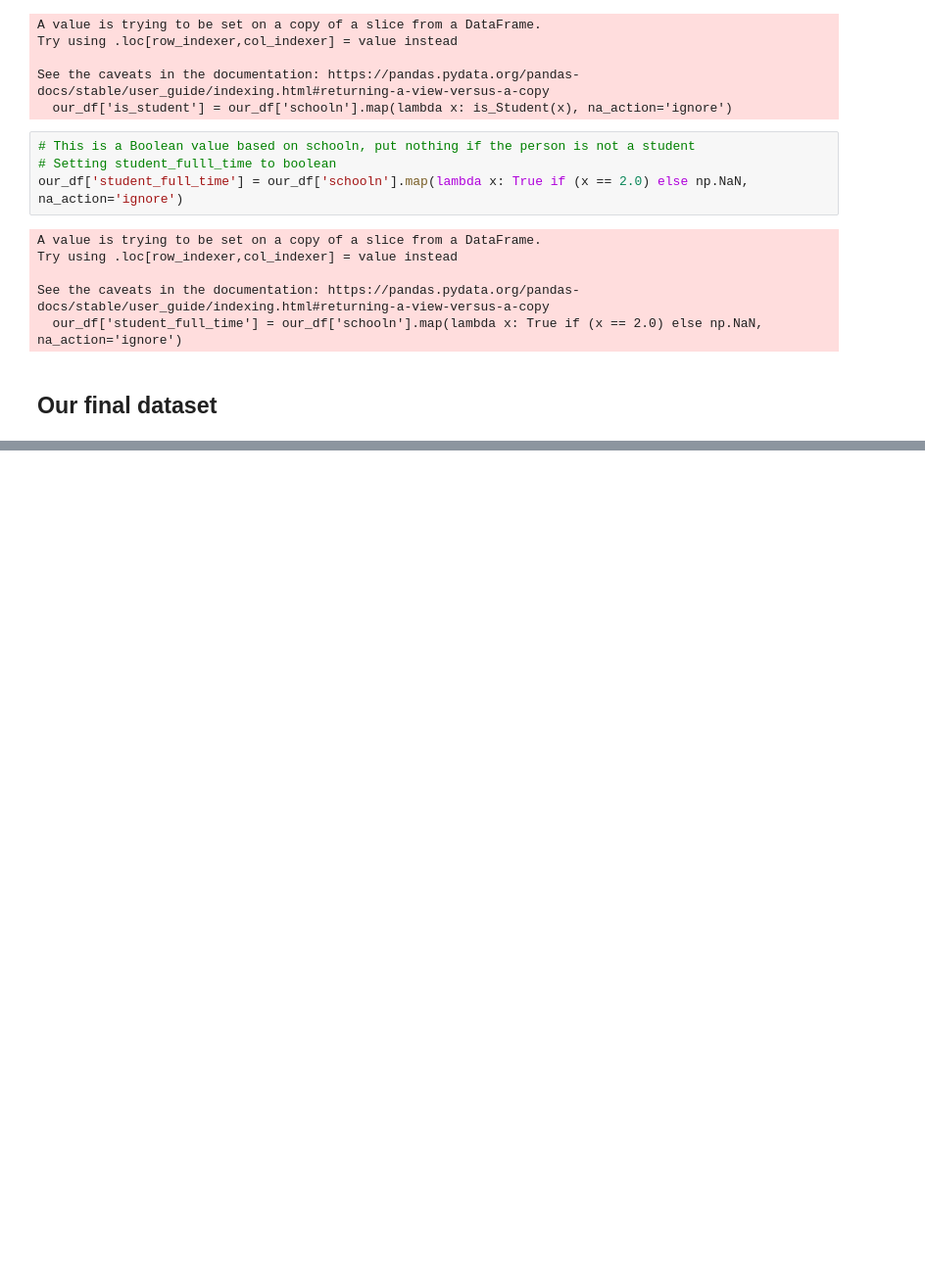
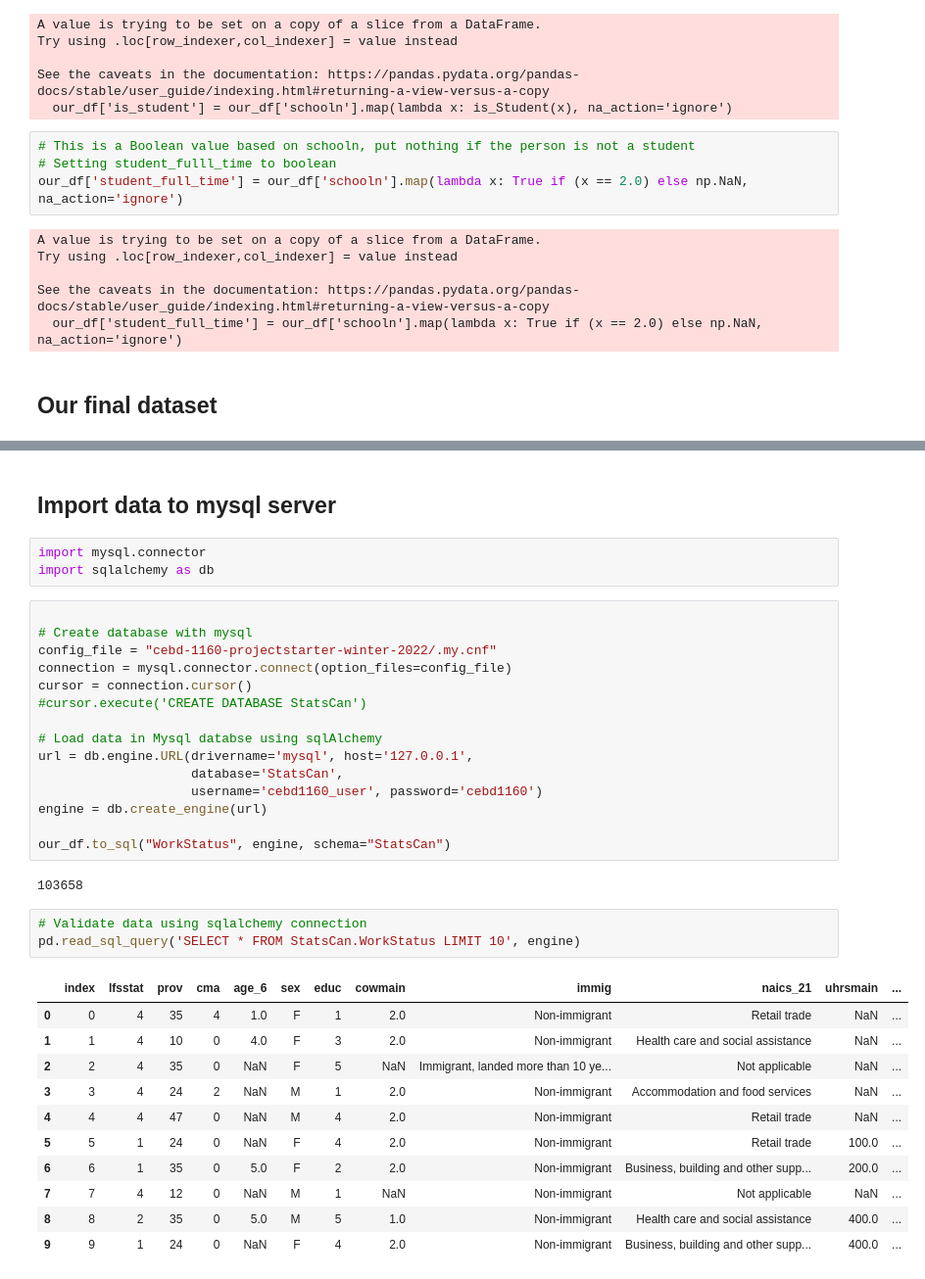
Before and after one commit to louisnicolasgauthier/cebd-1160-projectstarter-winter-2022, a Jupyter notebook: data_cleanup.ipynb, the cells around one changed output, grey strips where cells are left out. Shown at 98% size. Drawn from its saved outputs; the diff is of its cells as text; blank space fills up the shorter version.

Commit message:
connect to db, configure, and load data

```diff
--- a/data_cleanup.ipynb
+++ b/data_cleanup.ipynb
@@ -310,3 +310,40 @@ our_df.head()
 | 2 | 4 | 35 | 0 | NaN | F | 5 | NaN | Immigrant, landed more than 10 ye... | Not applicable | NaN | 1.0 | ... |
 | 3 | 4 | 24 | 2 | NaN | M | 1 | 2.0 | Non-immigrant | Accommodation and food services | NaN | NaN | ... |
 | 4 | 4 | 47 | 0 | NaN | M | 4 | 2.0 | Non-immigrant | Retail trade | NaN | 1.0 | ... |
+# %% [markdown]
+## Import data to mysql server
+# %%
+import mysql.connector
+import sqlalchemy as db
+# %%
+
+# Create database with mysql
+config_file = "cebd-1160-projectstarter-winter-2022/.my.cnf"
+connection = mysql.connector.connect(option_files=config_file)
+cursor = connection.cursor()
+#cursor.execute('CREATE DATABASE StatsCan')
+
+# Load data in Mysql databse using sqlAlchemy
+url = db.engine.URL(drivername='mysql', host='127.0.0.1',
+                    database='StatsCan',
+                    username='cebd1160_user', password='cebd1160')
+engine = db.create_engine(url)
+
+our_df.to_sql("WorkStatus", engine, schema="StatsCan")
+# %% [output]
+103658
+# %%
+# Validate data using sqlalchemy connection
+pd.read_sql_query('SELECT * FROM StatsCan.WorkStatus LIMIT 10', engine)
+# %% [output]
+|  | index | lfsstat | prov | cma | age_6 | sex | educ | cowmain | immig | naics_21 | uhrsmain | ... |
+| 0 | 0 | 4 | 35 | 4 | 1.0 | F | 1 | 2.0 | Non-immigrant | Retail trade | NaN | ... |
+| 1 | 1 | 4 | 10 | 0 | 4.0 | F | 3 | 2.0 | Non-immigrant | Health care and social assistance | NaN | ... |
+| 2 | 2 | 4 | 35 | 0 | NaN | F | 5 | NaN | Immigrant, landed more than 10 ye... | Not applicable | NaN | ... |
+| 3 | 3 | 4 | 24 | 2 | NaN | M | 1 | 2.0 | Non-immigrant | Accommodation and food services | NaN | ... |
+| 4 | 4 | 4 | 47 | 0 | NaN | M | 4 | 2.0 | Non-immigrant | Retail trade | NaN | ... |
+| 5 | 5 | 1 | 24 | 0 | NaN | F | 4 | 2.0 | Non-immigrant | Retail trade | 100.0 | ... |
+| 6 | 6 | 1 | 35 | 0 | 5.0 | F | 2 | 2.0 | Non-immigrant | Business, building and other supp... | 200.0 | ... |
+| 7 | 7 | 4 | 12 | 0 | NaN | M | 1 | NaN | Non-immigrant | Not applicable | NaN | ... |
+| 8 | 8 | 2 | 35 | 0 | 5.0 | M | 5 | 1.0 | Non-immigrant | Health care and social assistance | 400.0 | ... |
+| 9 | 9 | 1 | 24 | 0 | NaN | F | 4 | 2.0 | Non-immigrant | Business, building and other supp... | 400.0 | ... |
```
